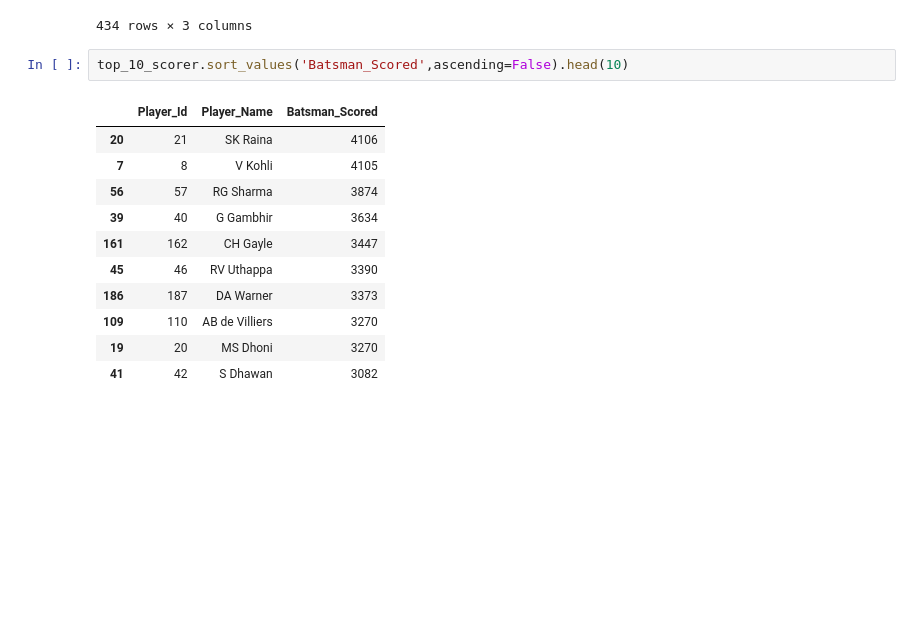
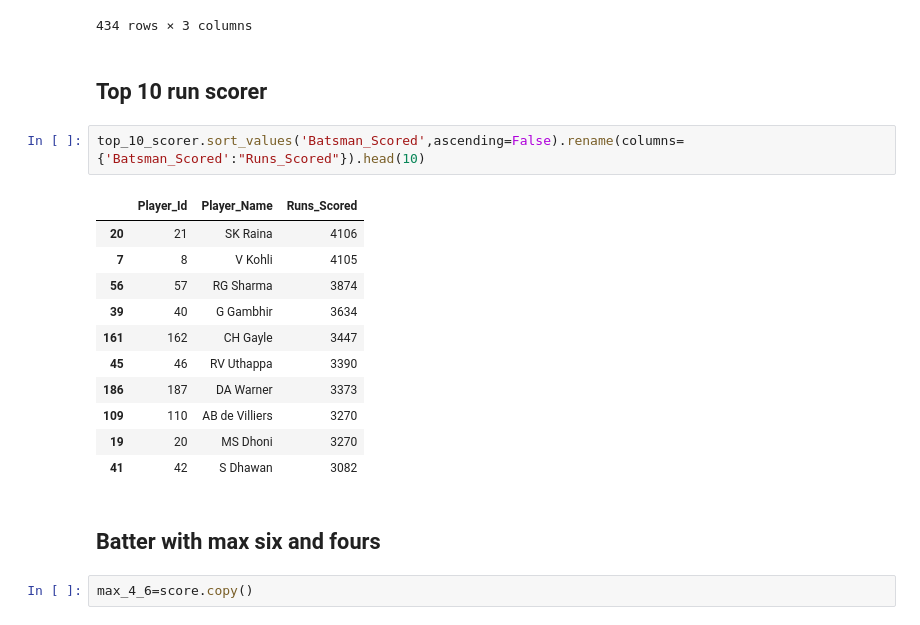
Before and after one commit to Bibhuti-MLAI/Python-Assignment, a Jupyter notebook: Python_Assignment.ipynb, the cells around one changed output. Saved outputs shown, nothing was run; the diff lists cells and outputs as text; blank space fills up the shorter version.

```diff
--- a/Python_Assignment.ipynb
+++ b/Python_Assignment.ipynb
@@ -1179,10 +1179,12 @@ top_10_scorer
 | 432 | 433 | ER Dwivedi | 24 |
 | 433 | 434 | CJ Jordan | 3 |
 434 rows × 3 columns
+# %% [markdown]
+## Top 10 run scorer
 # %%
-top_10_scorer.sort_values('Batsman_Scored',ascending=False).head(10)
+top_10_scorer.sort_values('Batsman_Scored',ascending=False).rename(columns={'Batsman_Scored':"Runs_Scored"}).head(10)
 # %% [output]
-|  | Player_Id | Player_Name | Batsman_Scored |
+|  | Player_Id | Player_Name | Runs_Scored |
 | 20 | 21 | SK Raina | 4106 |
 | 7 | 8 | V Kohli | 4105 |
 | 56 | 57 | RG Sharma | 3874 |
@@ -1193,3 +1195,7 @@ top_10_scorer.sort_values('Batsman_Scored',ascending=False).head(10)
 | 109 | 110 | AB de Villiers | 3270 |
 | 19 | 20 | MS Dhoni | 3270 |
 | 41 | 42 | S Dhawan | 3082 |
+# %% [markdown]
+## Batter with max six and fours
+# %%
+max_4_6=score.copy()
```
Also changed, not shown: parts of 45 cells of this notebook.
